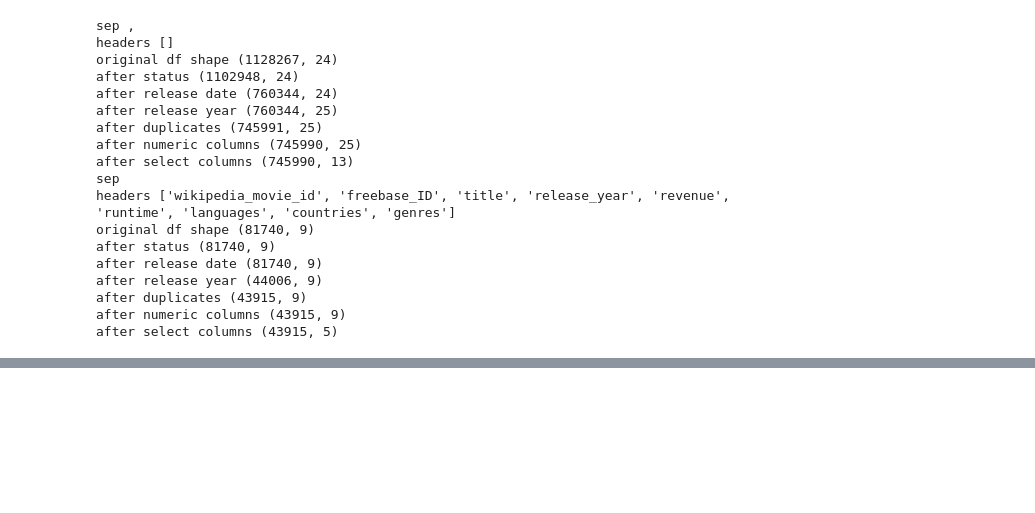
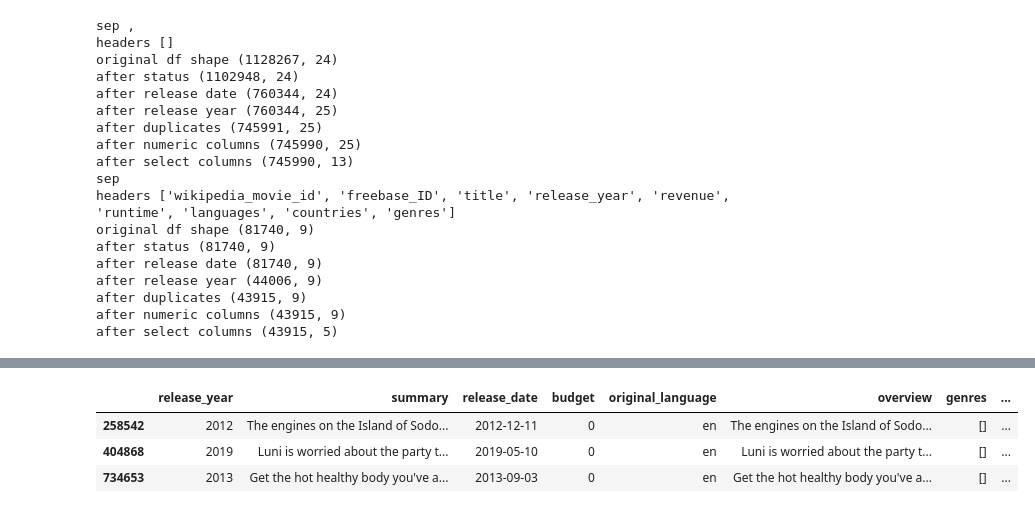
Before and after one commit to epfl-ada/ada-2024-project-databand, a Jupyter notebook: data_overview_CM.ipynb, the cells around one changed output, grey strips where cells are left out. Saved outputs shown, nothing was run; the diff lists cells and outputs as text; code cells hidden in the pictures; blank space fills up the shorter version.

```diff
--- a/data_overview_CM.ipynb
+++ b/data_overview_CM.ipynb
@@ -80,0 +100,4 @@ df_combined.head()
+# %%
+empty_genre_mask = df_combined['genres'].apply(lambda x: isinstance(x, list) and len(x) == 0)
+df_no_empty_genre = df_combined[empty_genre_mask]
+df_no_empty_genre['production_companies'].explode().value_counts().describe()
@@ -80,0 +114,9 @@ df_combined.head()
+# %%
+df_no_empty_genre = df_no_empty_genre.explode('production_companies')
+# %%
+df_no_empty_genre[df_no_empty_genre['production_companies'] == 'Lionsgate']
+# %% [output]
+|  | release_year | summary | release_date | budget | original_language | overview | genres | ... |
+| 258542 | 2012 | The engines on the Island of Sodo... | 2012-12-11 | 0 | en | The engines on the Island of Sodo... | [] | ... |
+| 404868 | 2019 | Luni is worried about the party t... | 2019-05-10 | 0 | en | Luni is worried about the party t... | [] | ... |
+| 734653 | 2013 | Get the hot healthy body you've a... | 2013-09-03 | 0 | en | Get the hot healthy body you've a... | [] | ... |
```
Also changed, not shown: parts of 11 cells of this notebook, 1 other file.
